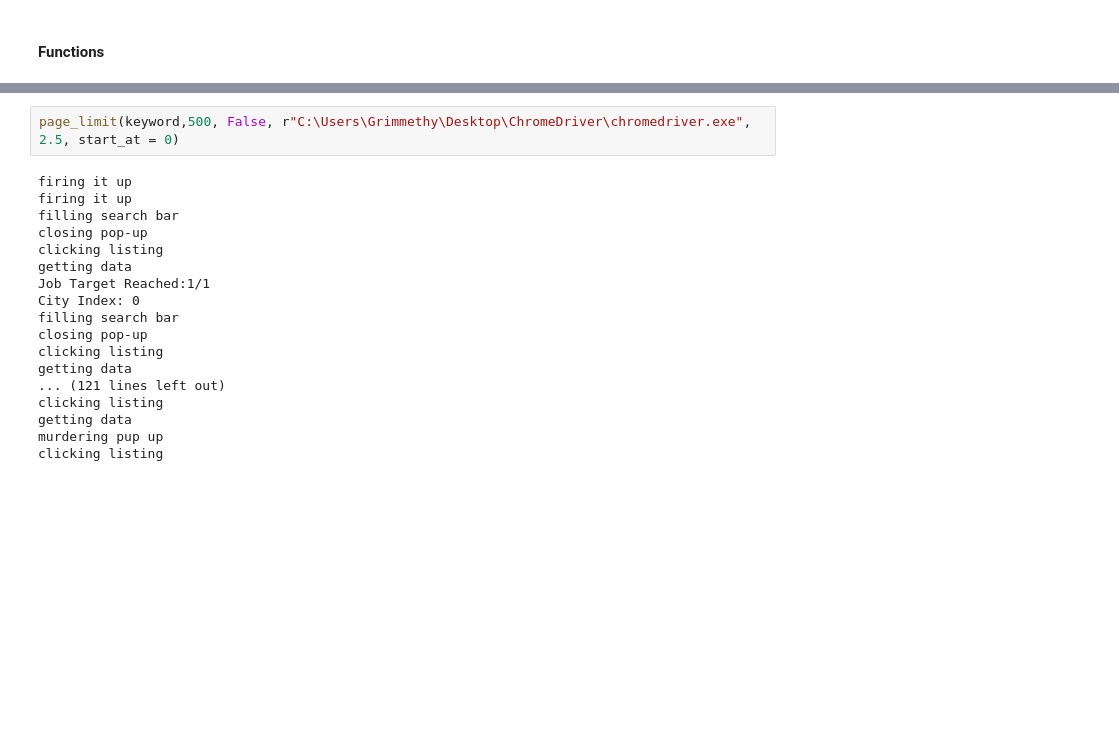
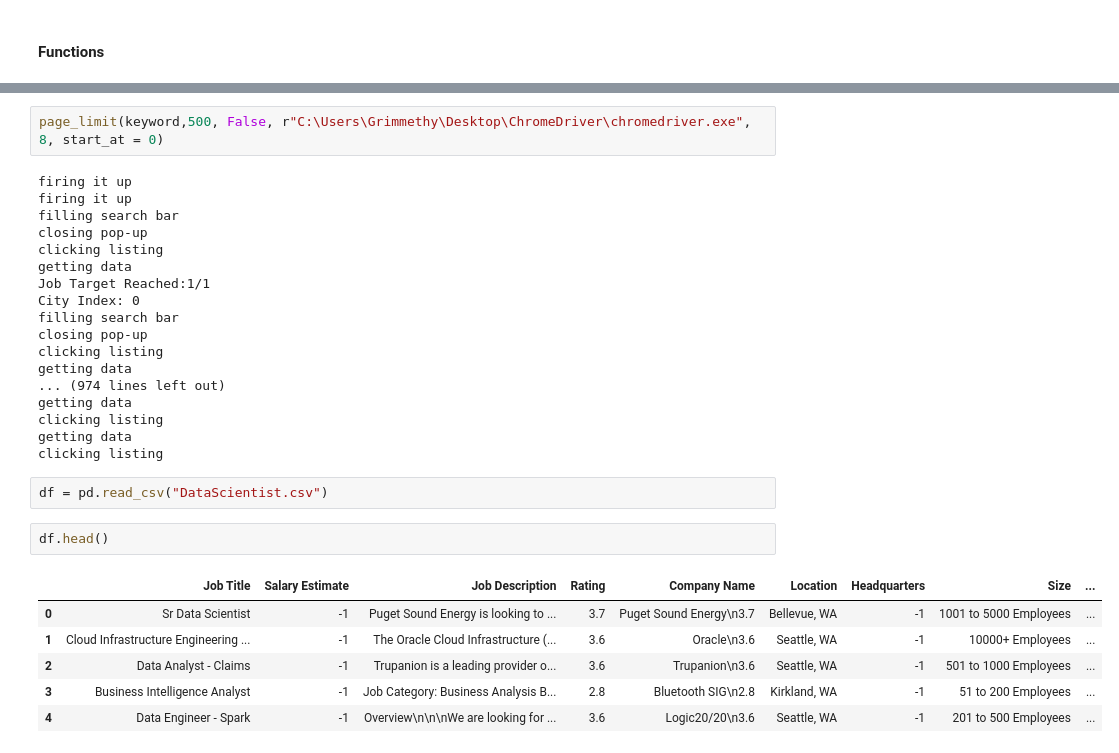
Before and after one commit to Grimmethy/CapstoneProject.CareerSearch, a Jupyter notebook: Gathering Data.ipynb, the cells around one changed output, grey strips where cells are left out. Saved outputs shown, nothing was run; the diff lists cells and outputs as text; blank space fills up the shorter version.

```diff
--- a/Gathering Data.ipynb
+++ b/Gathering Data.ipynb
@@ -448,7 +450,7 @@ def top_cities():
     df['State'] = state
     return df
 # %%
-page_limit(keyword,500, False, r"C:\Users\Grimmethy\Desktop\ChromeDriver\chromedriver.exe", 2.5, start_at = 0)
+page_limit(keyword,500, False, r"C:\Users\Grimmethy\Desktop\ChromeDriver\chromedriver.exe", 8, start_at = 0)
 # %% [output]
 firing it up
 firing it up
@@ -462,8 +464,19 @@ filling search bar
 closing pop-up
 clicking listing
 getting data
-... (121 lines left out)
+... (974 lines left out)
+getting data
 clicking listing
 getting data
-murdering pup up
 clicking listing
+# %%
+df = pd.read_csv("DataScientist.csv")
+# %%
+df.head()
+# %% [output]
+|  | Job Title | Salary Estimate | Job Description | Rating | Company Name | Location | Headquarters | Size | ... |
+| 0 | Sr Data Scientist | -1 | Puget Sound Energy is looking to ... | 3.7 | Puget Sound Energy\n3.7 | Bellevue, WA | -1 | 1001 to 5000 Employees | ... |
+| 1 | Cloud Infrastructure Engineering ... | -1 | The Oracle Cloud Infrastructure (... | 3.6 | Oracle\n3.6 | Seattle, WA | -1 | 10000+ Employees | ... |
+| 2 | Data Analyst - Claims | -1 | Trupanion is a leading provider o... | 3.6 | Trupanion\n3.6 | Seattle, WA | -1 | 501 to 1000 Employees | ... |
+| 3 | Business Intelligence Analyst | -1 | Job Category: Business Analysis B... | 2.8 | Bluetooth SIG\n2.8 | Kirkland, WA | -1 | 51 to 200 Employees | ... |
+| 4 | Data Engineer - Spark | -1 | Overview\n\n\nWe are looking for ... | 3.6 | Logic20/20\n3.6 | Seattle, WA | -1 | 201 to 500 Employees | ... |
```
Also changed, not shown: parts of 1 cell of this notebook, 3 other files.
